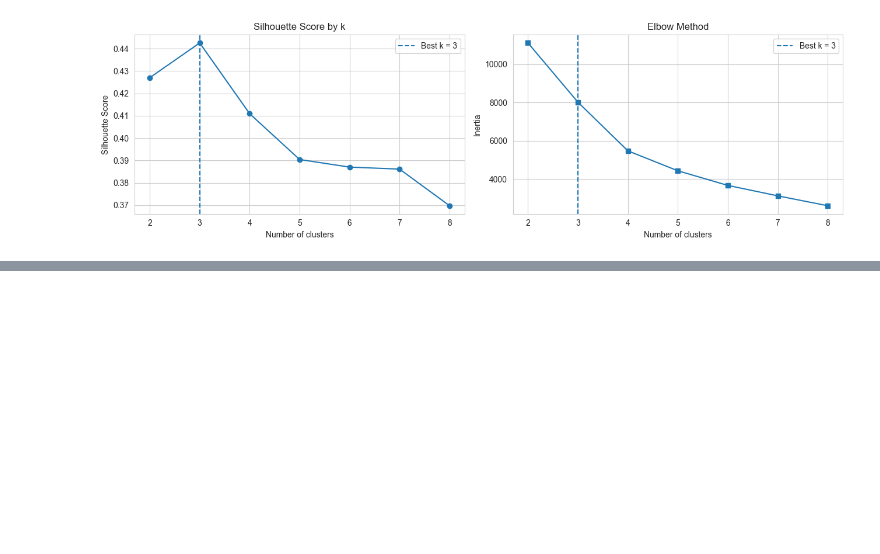
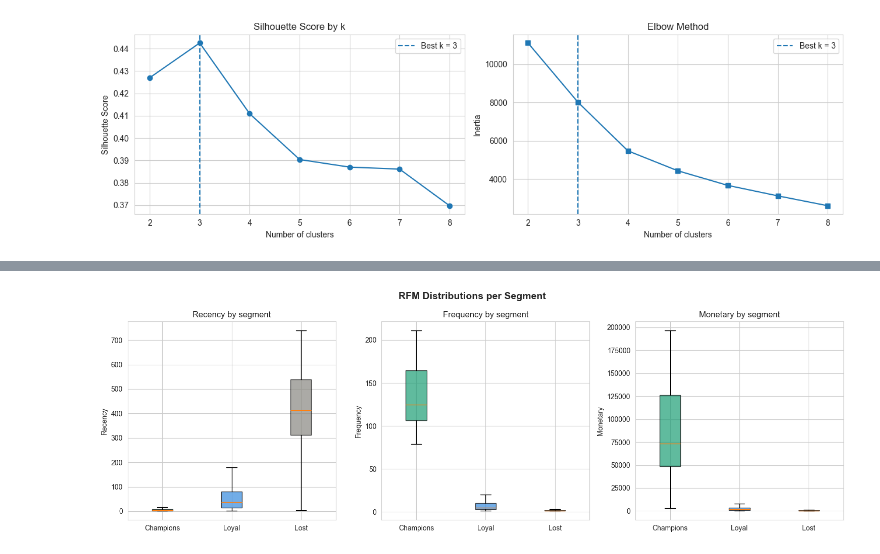
Before and after one commit to Ashik-Patel/retaillens, a Jupyter notebook: notebooks/2_RFM_segmentation.ipynb, the cells around one changed output, grey strips where cells are left out. Drawn from its saved outputs; the diff is of its cells as text; code cells hidden in the pictures; blank space fills up the shorter version.

```diff
--- a/notebooks/2_RFM_segmentation.ipynb
+++ b/notebooks/2_RFM_segmentation.ipynb
@@ -367,0 +566,71 @@ plt.show()
+# %%
+# ── Box plots: RFM distributions per segment ──────────────────────────────────
+
+# Create a figure with 1 row and 3 columns of subplots.
+# Each subplot will show one RFM feature:
+# axes[0] = Recency
+# axes[1] = Frequency
+# axes[2] = Monetary
+fig, axes = plt.subplots(1, 3, figsize=(15, 5))
+
+
+# Loop through each subplot axis and each RFM column at the same time.
+# zip() pairs:
+# axes[0] with 'Recency'
+# axes[1] with 'Frequency'
+# axes[2] with 'Monetary'
+for ax, col in zip(axes, ['Recency', 'Frequency', 'Monetary']):
+
+    # Create a list of values for the current RFM feature,
+    # separated by customer segment.
+    #
+    # For example, when col = 'Recency':
+    # data_by_seg = [
+    #     Recency values for Champions,
+    #     Recency values for Loyal Customers,
+    #     Recency values for Lost / Inactive
+    # ]
+    data_by_seg = [
+        rfm[rfm['Segment'] == s][col].values
+        for s in ['Champions', 'Loyal Customers', 'Lost / Inactive']
+    ]
+
+    # Create a box plot for the current feature.
+    #
+    # labels = names shown on the x-axis
+    # patch_artist=True allows us to fill the boxes with colours
+    # showfliers=False hides outlier dots so the chart is easier to read
+    bp = ax.boxplot(
+        data_by_seg,
+        labels=['Champions', 'Loyal', 'Lost'],
+        patch_artist=True,
+        showfliers=False
+    )
+
+    # Colour each box according to the segment.
+    # bp['boxes'] contains the box objects created by ax.boxplot().
+    for patch, color in zip(bp['boxes'], ['#1D9E75', '#378ADD', '#888780']):
+        patch.set_facecolor(color)
+        patch.set_alpha(0.7)
+
+    # Add a title to the current subplot.
+    ax.set_title(f'{col} by segment')
+
+    # Add y-axis label.
+    ax.set_ylabel(col)
+
+
+# Add one main title above all three plots.
+plt.suptitle(
+    'RFM Distributions per Segment',
+    fontsize=14,
+    fontweight='bold'
+)
+
+# Adjust spacing so titles and labels do not overlap.
+plt.tight_layout()
+
+# Display the final figure.
+plt.show()
+# %% [output]
+[figure, added]
```
Also changed, not shown: parts of 8 cells of this notebook, 1 other file.
